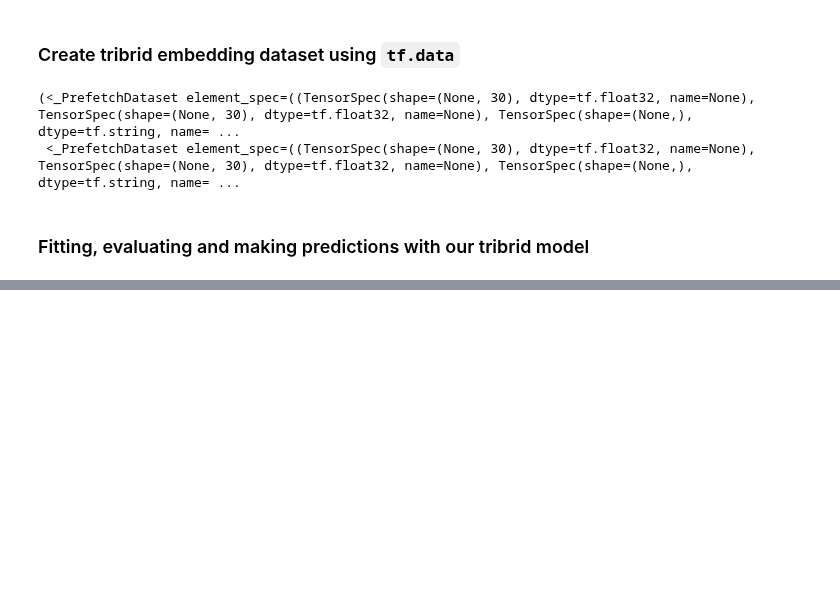
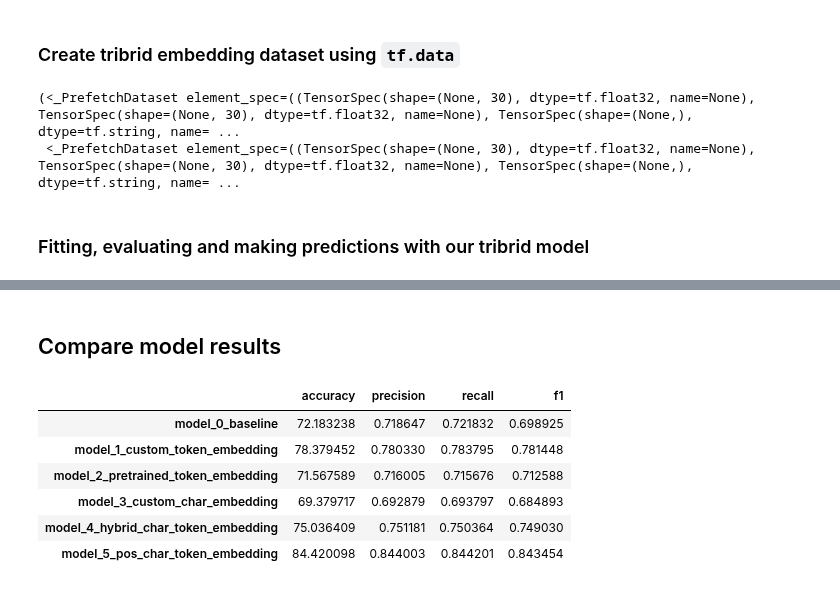
Before and after one commit to Adnan-edu/tensorflow-deep-learning, a Jupyter notebook: 09_SkimLit_nlp_milestone_project_2.ipynb, the cells around one changed output, grey strips where cells are left out. Saved outputs shown, nothing was run; the diff lists cells and outputs as text; code cells hidden in the pictures; blank space fills up the shorter version.

```diff
--- a/09_SkimLit_nlp_milestone_project_2.ipynb
+++ b/09_SkimLit_nlp_milestone_project_2.ipynb
@@ -1405,0 +1407,22 @@ model_5_results
+# %% [markdown]
+## Compare model results
+# %%
+# Combine model results into a dataframe
+all_model_results = pd.DataFrame({
+                                  "model_0_baseline": baseline_results,
+                                  "model_1_custom_token_embedding": model_1_results,
+                                  "model_2_pretrained_token_embedding": model_2_results,
+                                  "model_3_custom_char_embedding": model_3_results,
+                                  "model_4_hybrid_char_token_embedding": model_4_results,
+                                  "model_5_pos_char_token_embedding": model_5_results})
+
+all_model_results = all_model_results.transpose()
+all_model_results
+# %% [output]
+|  | accuracy | precision | recall | f1 |
+| model_0_baseline | 72.183238 | 0.718647 | 0.721832 | 0.698925 |
+| model_1_custom_token_embedding | 78.379452 | 0.780330 | 0.783795 | 0.781448 |
+| model_2_pretrained_token_embedding | 71.567589 | 0.716005 | 0.715676 | 0.712588 |
+| model_3_custom_char_embedding | 69.379717 | 0.692879 | 0.693797 | 0.684893 |
+| model_4_hybrid_char_token_embedding | 75.036409 | 0.751181 | 0.750364 | 0.749030 |
+| model_5_pos_char_token_embedding | 84.420098 | 0.844003 | 0.844201 | 0.843454 |
```
Also changed, not shown: parts of 43 cells of this notebook.
